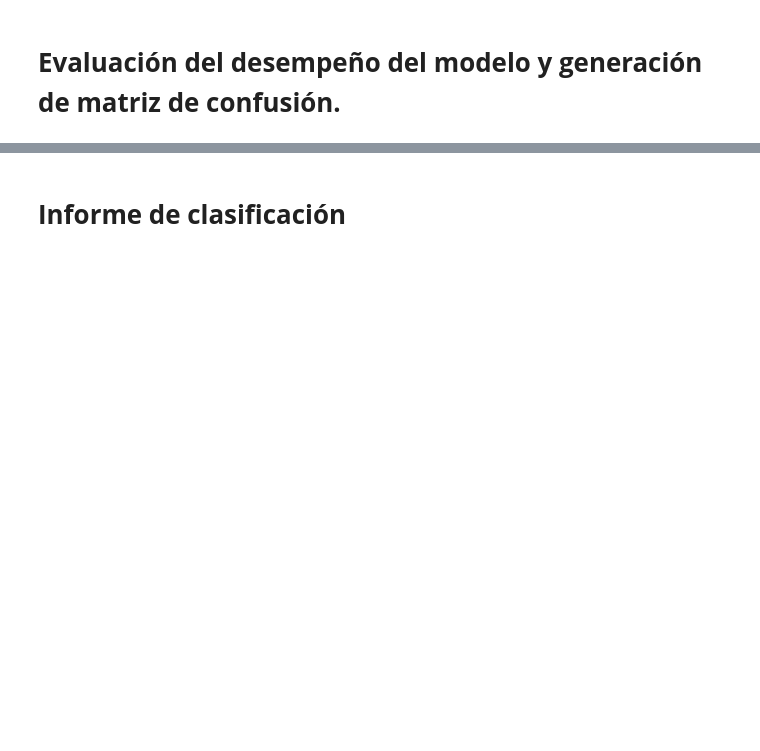
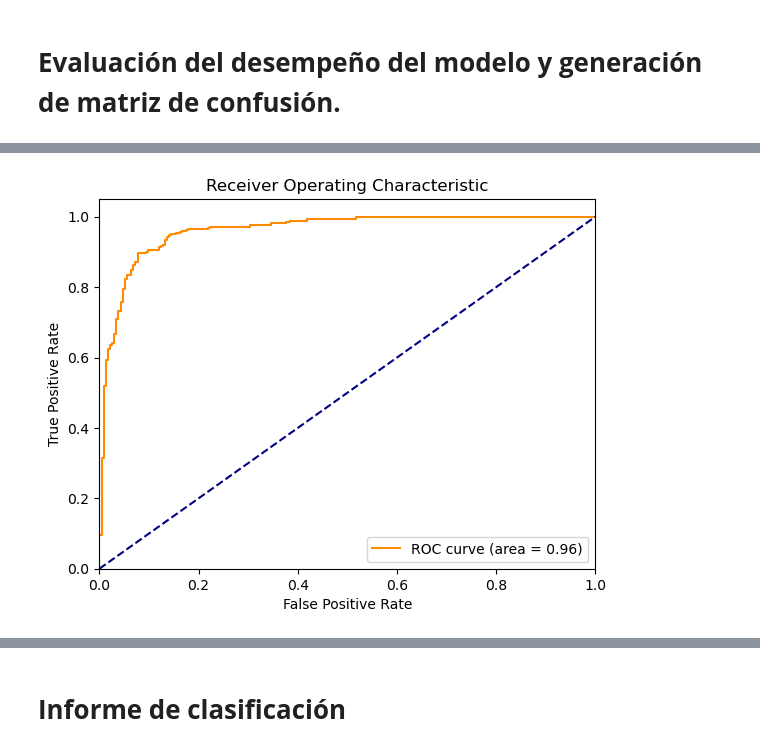
Before and after one commit to Salome-Miguel/MachineLearning-Rayos-X, a Jupyter notebook: chestpneumonia-p.ipynb, the cells around one changed output, grey strips where cells are left out. Cells and saved outputs as stored; diff of their text form; code cells hidden in the pictures; blank space fills up the shorter version.

```diff
--- a/chestpneumonia-p.ipynb
+++ b/chestpneumonia-p.ipynb
@@ -248,0 +244,19 @@ plt.show()
+# %%
+y_pred = loaded_model.predict(test_generator).ravel()
+
+# Calcular la tasa de verdaderos positivos (TPR), la tasa de falsos positivos (FPR) y el umbral para la curva ROC
+fpr, tpr, thresholds = roc_curve(test_generator.classes, y_pred)
+
+# Calcular el área bajo la curva ROC (AUC)
+roc_auc = auc(fpr, tpr)
+plt.figure()
+plt.plot(fpr, tpr, color='darkorange', label='ROC curve (area = %0.2f)' % roc_auc)
+plt.plot([0, 1], [0, 1], color='navy', linestyle='--')
+plt.xlim([0.0, 1.0])
+plt.ylim([0.0, 1.05])
+plt.xlabel('False Positive Rate')
+plt.ylabel('True Positive Rate')
+plt.title('Receiver Operating Characteristic')
+plt.legend(loc="lower right")
+plt.show()
+# %% [output]
@@ -248,0 +264 @@ plt.show()
+[figure, added]
```
Also changed, not shown: parts of 20 cells of this notebook.
